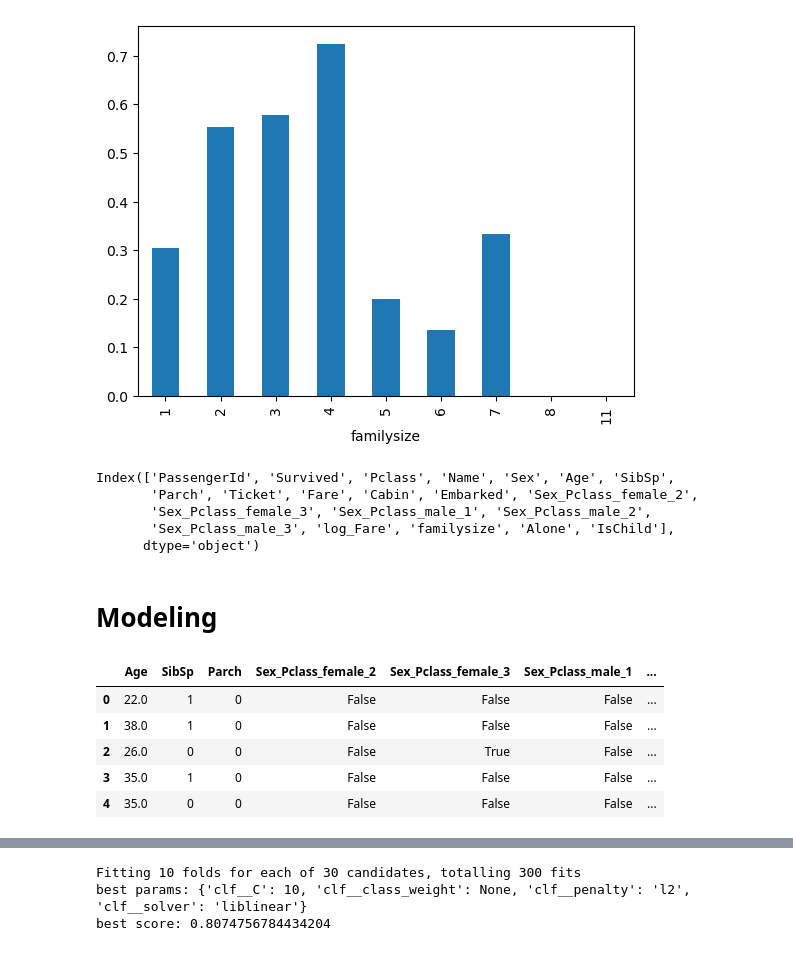
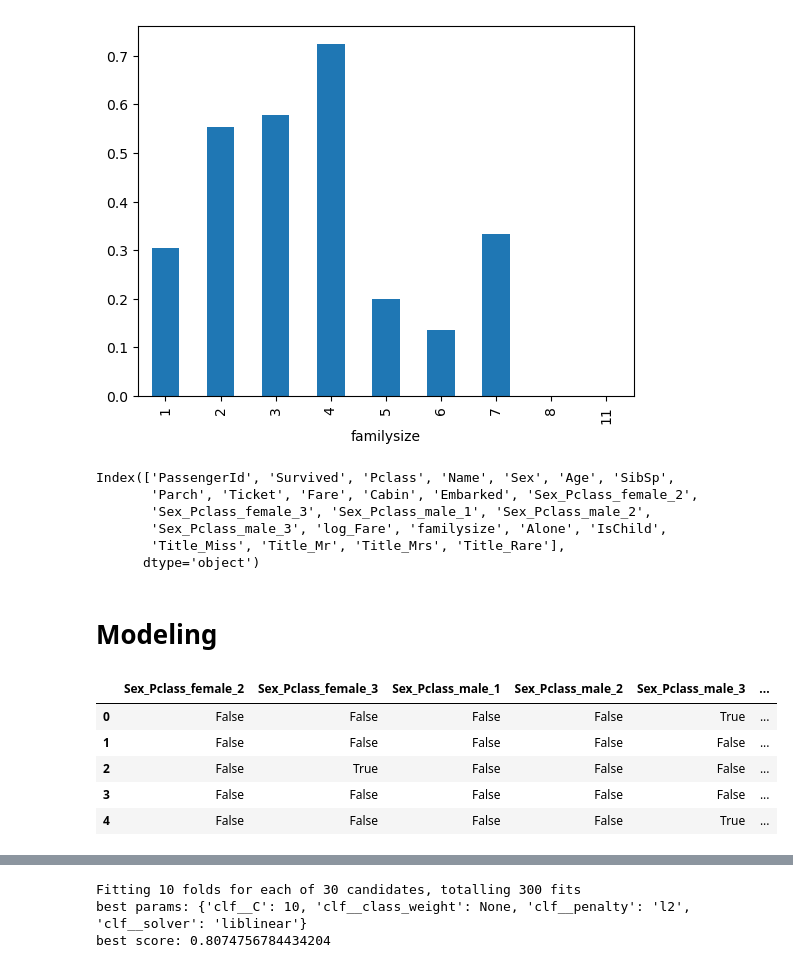
Before and after one commit to fumiya2001/DS-portfolio, a Jupyter notebook: titanic/titanic-1.ipynb, the cells around one changed output, grey strips where cells are left out. Cells and saved outputs as stored; diff of their text form; code cells hidden in the pictures.

```diff
--- a/titanic/titanic-1.ipynb
+++ b/titanic/titanic-1.ipynb
@@ -221,16 +221,16 @@ df.groupby('familysize')['Survived'].mean().plot(kind='bar')
 <Axes: xlabel='familysize'>
 [figure]
 # %%
-#df['family_bin'] = pd.cut(df['familysize'], bins=[0,1,4,11], labels=False)
-#df["Title"] = df["Name"].str.extract(r",\s*([^\.]+)\.")
-#df["Title"] = df["Title"].replace(
-#    ["Mlle", "Ms", "Mme"], ["Miss", "Miss", "Mrs"]
-#)
+df['family_bin'] = pd.cut(df['familysize'], bins=[0,1,4,11], labels=False)
+df["Title"] = df["Name"].str.extract(r",\s*([^\.]+)\.")
+df["Title"] = df["Title"].replace(
+    ["Mlle", "Ms", "Mme"], ["Miss", "Miss", "Mrs"]
+)
 
-#rare_titles = df["Title"].value_counts()[lambda x: x < 10].index
-#df["Title"] = df["Title"].replace(rare_titles, "Rare")
+rare_titles = df["Title"].value_counts()[lambda x: x < 10].index
+df["Title"] = df["Title"].replace(rare_titles, "Rare")
 
-#df = pd.get_dummies(df, columns=['family_bin'], drop_first=True)
+df = pd.get_dummies(df, columns=['Title','family_bin'], drop_first=True)
 # %%
 # spliting again into train and test data
 df_train_new = df.iloc[:length_train].copy()
@@ -240,34 +240,35 @@ df_train_new.columns
 Index(['PassengerId', 'Survived', 'Pclass', 'Name', 'Sex', 'Age', 'SibSp',
        'Parch', 'Ticket', 'Fare', 'Cabin', 'Embarked', 'Sex_Pclass_female_2',
        'Sex_Pclass_female_3', 'Sex_Pclass_male_1', 'Sex_Pclass_male_2',
-       'Sex_Pclass_male_3', 'log_Fare', 'familysize', 'Alone', 'IsChild'],
+       'Sex_Pclass_male_3', 'log_Fare', 'familysize', 'Alone', 'IsChild',
+       'Title_Miss', 'Title_Mr', 'Title_Mrs', 'Title_Rare'],
       dtype='object')
 # %% [markdown]
 # Modeling
 # %%
 from sklearn.model_selection import train_test_split
 from sklearn.preprocessing import StandardScaler
 from sklearn.linear_model import LogisticRegression
 from sklearn.neighbors import KNeighborsClassifier
 from sklearn.svm import SVC
 from sklearn.ensemble import RandomForestClassifier
 from xgboost import XGBClassifier
 from lightgbm import LGBMClassifier
 from sklearn.pipeline import make_pipeline
 
-remove_columns = ['PassengerId', 'Survived', 'Name', 'Ticket', 'Cabin','Fare','Sex','Embarked','Pclass','familysize']
+remove_columns = ['PassengerId', 'Survived', 'Name', 'Ticket', 'Cabin','Fare','Sex','Embarked','Pclass','Alone','Age','SibSp','Parch']
 target = df_train_new['Survived']
 passengerId = df_test_new['PassengerId']
 df_train_renew = df_train_new.drop(columns=remove_columns)
 df_test_renew = df_test_new.drop(columns=remove_columns)
 df_train_renew.head()
 # %% [output]
-|  | Age | SibSp | Parch | Sex_Pclass_female_2 | Sex_Pclass_female_3 | Sex_Pclass_male_1 | ... |
-| 0 | 22.0 | 1 | 0 | False | False | False | ... |
-| 1 | 38.0 | 1 | 0 | False | False | False | ... |
-| 2 | 26.0 | 0 | 0 | False | True | False | ... |
-| 3 | 35.0 | 1 | 0 | False | False | False | ... |
-| 4 | 35.0 | 0 | 0 | False | False | False | ... |
+|  | Sex_Pclass_female_2 | Sex_Pclass_female_3 | Sex_Pclass_male_1 | Sex_Pclass_male_2 | Sex_Pclass_male_3 | ... |
+| 0 | False | False | False | False | True | ... |
+| 1 | False | False | False | False | False | ... |
+| 2 | False | True | False | False | False | ... |
+| 3 | False | False | False | False | False | ... |
+| 4 | False | False | False | False | True | ... |
 # %%
 X_train, X_test, y_train, y_test = train_test_split(df_train_renew, target, test_size=0.3, random_state=42, stratify=target)
 
```
Also changed, not shown: parts of 10 cells of this notebook.
